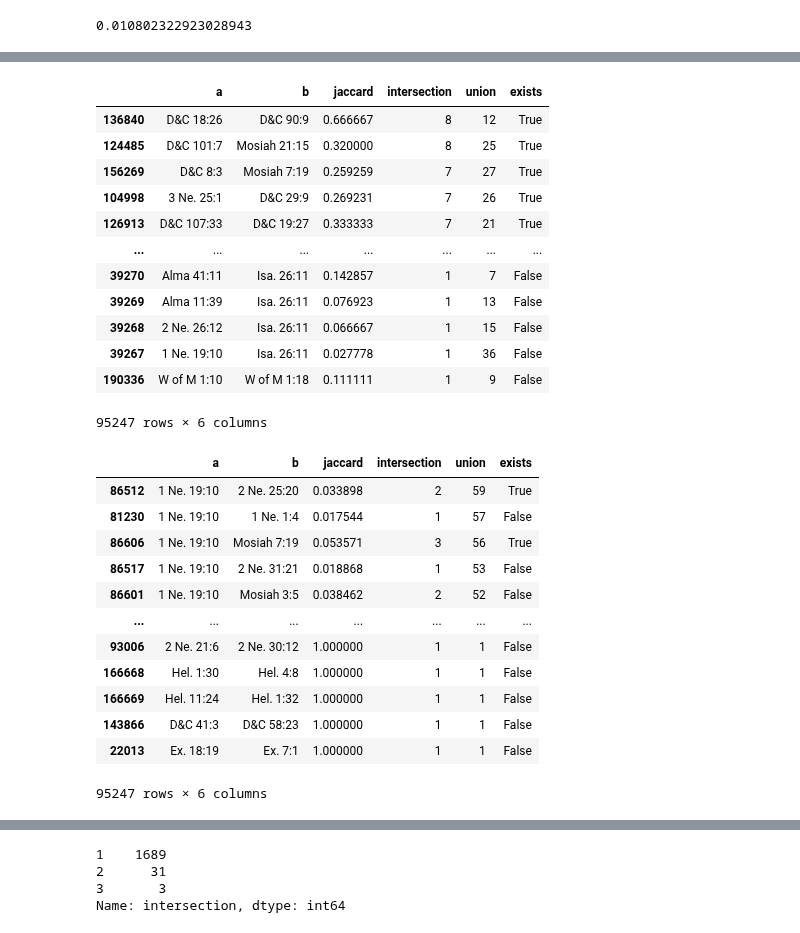
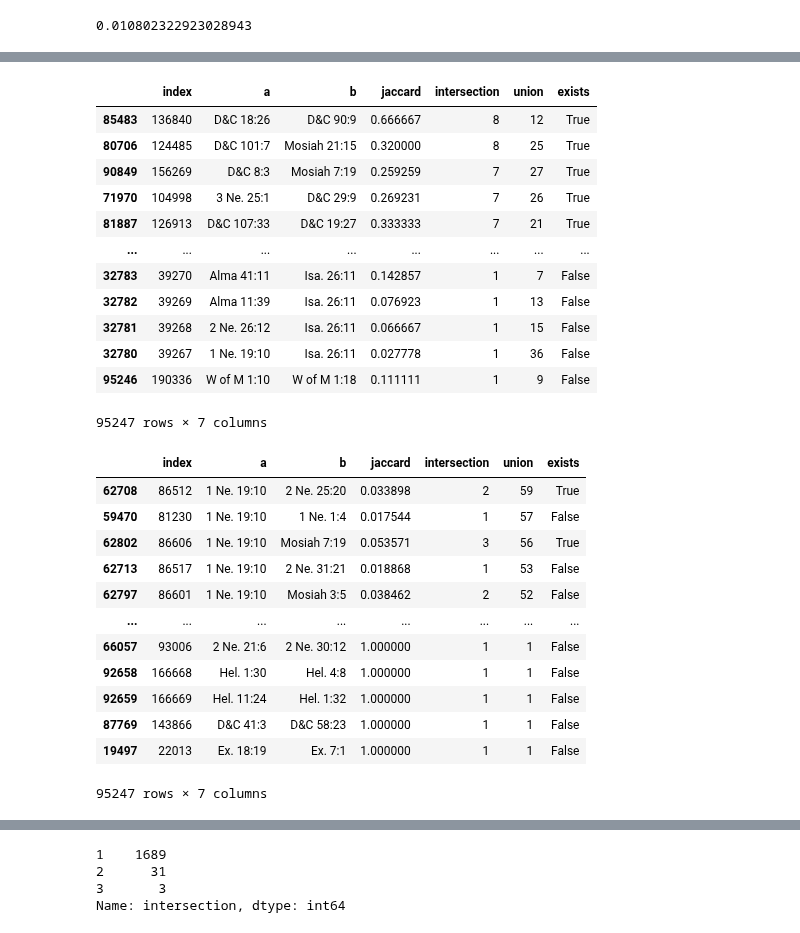
Before and after one commit to skearnes/scripture-graph, a Jupyter notebook: docs/assets/2021-03-21/post.ipynb, the cells around one changed output, grey strips where cells are left out. Saved outputs shown, nothing was run; the diff lists cells and outputs as text; code cells hidden in the pictures.

```diff
--- a/docs/assets/2021-03-21/post.ipynb
+++ b/docs/assets/2021-03-21/post.ipynb
@@ -112,5 +50,8 @@ Wall time: 27.4 s
+# %%
+similarity = graph_lib.jaccard(graph)
 # %%
-df.shape[0] / possible * 100
+nonzero = graph_lib.get_nonzero_edges(graph, similarity)
+nonzero.shape[0] / possible * 100
 # %% [output]
 0.010802322923028943
 # %%
@@ -136,33 +77,33 @@ sns.boxplot(data=df, x='intersection', y='union')
 # %%
-df.sort_values('intersection', ascending=False)
+nonzero.sort_values('intersection', ascending=False)
 # %% [output]
-|  | a | b | jaccard | intersection | union | exists |
-| 136840 | D&C 18:26 | D&C 90:9 | 0.666667 | 8 | 12 | True |
-| 124485 | D&C 101:7 | Mosiah 21:15 | 0.320000 | 8 | 25 | True |
-| 156269 | D&C 8:3 | Mosiah 7:19 | 0.259259 | 7 | 27 | True |
-| 104998 | 3 Ne. 25:1 | D&C 29:9 | 0.269231 | 7 | 26 | True |
-| 126913 | D&C 107:33 | D&C 19:27 | 0.333333 | 7 | 21 | True |
-| ... | ... | ... | ... | ... | ... | ... |
-| 39270 | Alma 41:11 | Isa. 26:11 | 0.142857 | 1 | 7 | False |
-| 39269 | Alma 11:39 | Isa. 26:11 | 0.076923 | 1 | 13 | False |
-| 39268 | 2 Ne. 26:12 | Isa. 26:11 | 0.066667 | 1 | 15 | False |
-| 39267 | 1 Ne. 19:10 | Isa. 26:11 | 0.027778 | 1 | 36 | False |
-| 190336 | W of M 1:10 | W of M 1:18 | 0.111111 | 1 | 9 | False |
+|  | index | a | b | jaccard | intersection | union | exists |
+| 85483 | 136840 | D&C 18:26 | D&C 90:9 | 0.666667 | 8 | 12 | True |
+| 80706 | 124485 | D&C 101:7 | Mosiah 21:15 | 0.320000 | 8 | 25 | True |
+| 90849 | 156269 | D&C 8:3 | Mosiah 7:19 | 0.259259 | 7 | 27 | True |
+| 71970 | 104998 | 3 Ne. 25:1 | D&C 29:9 | 0.269231 | 7 | 26 | True |
+| 81887 | 126913 | D&C 107:33 | D&C 19:27 | 0.333333 | 7 | 21 | True |
+| ... | ... | ... | ... | ... | ... | ... | ... |
+| 32783 | 39270 | Alma 41:11 | Isa. 26:11 | 0.142857 | 1 | 7 | False |
+| 32782 | 39269 | Alma 11:39 | Isa. 26:11 | 0.076923 | 1 | 13 | False |
+| 32781 | 39268 | 2 Ne. 26:12 | Isa. 26:11 | 0.066667 | 1 | 15 | False |
+| 32780 | 39267 | 1 Ne. 19:10 | Isa. 26:11 | 0.027778 | 1 | 36 | False |
+| 95246 | 190336 | W of M 1:10 | W of M 1:18 | 0.111111 | 1 | 9 | False |
-95247 rows × 6 columns
+95247 rows × 7 columns
 # %%
-df.sort_values('union', ascending=False)
+nonzero.sort_values('union', ascending=False)
 # %% [output]
-|  | a | b | jaccard | intersection | union | exists |
-| 86512 | 1 Ne. 19:10 | 2 Ne. 25:20 | 0.033898 | 2 | 59 | True |
-| 81230 | 1 Ne. 19:10 | 1 Ne. 1:4 | 0.017544 | 1 | 57 | False |
-| 86606 | 1 Ne. 19:10 | Mosiah 7:19 | 0.053571 | 3 | 56 | True |
-| 86517 | 1 Ne. 19:10 | 2 Ne. 31:21 | 0.018868 | 1 | 53 | False |
-| 86601 | 1 Ne. 19:10 | Mosiah 3:5 | 0.038462 | 2 | 52 | False |
-| ... | ... | ... | ... | ... | ... | ... |
-| 93006 | 2 Ne. 21:6 | 2 Ne. 30:12 | 1.000000 | 1 | 1 | False |
-| 166668 | Hel. 1:30 | Hel. 4:8 | 1.000000 | 1 | 1 | False |
-| 166669 | Hel. 11:24 | Hel. 1:32 | 1.000000 | 1 | 1 | False |
-| 143866 | D&C 41:3 | D&C 58:23 | 1.000000 | 1 | 1 | False |
-| 22013 | Ex. 18:19 | Ex. 7:1 | 1.000000 | 1 | 1 | False |
+|  | index | a | b | jaccard | intersection | union | exists |
+| 62708 | 86512 | 1 Ne. 19:10 | 2 Ne. 25:20 | 0.033898 | 2 | 59 | True |
+| 59470 | 81230 | 1 Ne. 19:10 | 1 Ne. 1:4 | 0.017544 | 1 | 57 | False |
+| 62802 | 86606 | 1 Ne. 19:10 | Mosiah 7:19 | 0.053571 | 3 | 56 | True |
+| 62713 | 86517 | 1 Ne. 19:10 | 2 Ne. 31:21 | 0.018868 | 1 | 53 | False |
+| 62797 | 86601 | 1 Ne. 19:10 | Mosiah 3:5 | 0.038462 | 2 | 52 | False |
+| ... | ... | ... | ... | ... | ... | ... | ... |
+| 66057 | 93006 | 2 Ne. 21:6 | 2 Ne. 30:12 | 1.000000 | 1 | 1 | False |
+| 92658 | 166668 | Hel. 1:30 | Hel. 4:8 | 1.000000 | 1 | 1 | False |
+| 92659 | 166669 | Hel. 11:24 | Hel. 1:32 | 1.000000 | 1 | 1 | False |
+| 87769 | 143866 | D&C 41:3 | D&C 58:23 | 1.000000 | 1 | 1 | False |
+| 19497 | 22013 | Ex. 18:19 | Ex. 7:1 | 1.000000 | 1 | 1 | False |
-95247 rows × 6 columns
+95247 rows × 7 columns
 # %%
```
Also changed, not shown: parts of 20 cells of this notebook, 2 other files.
